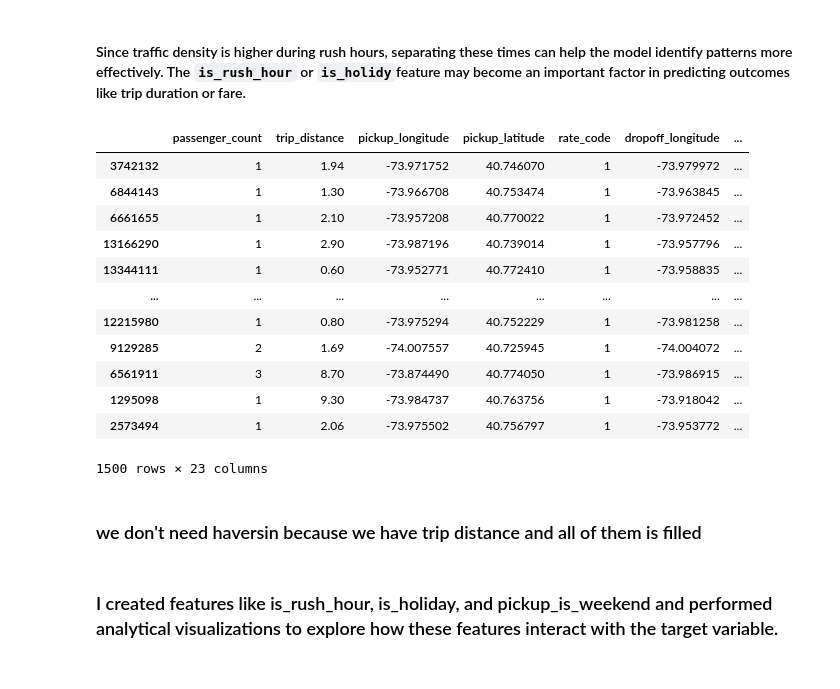
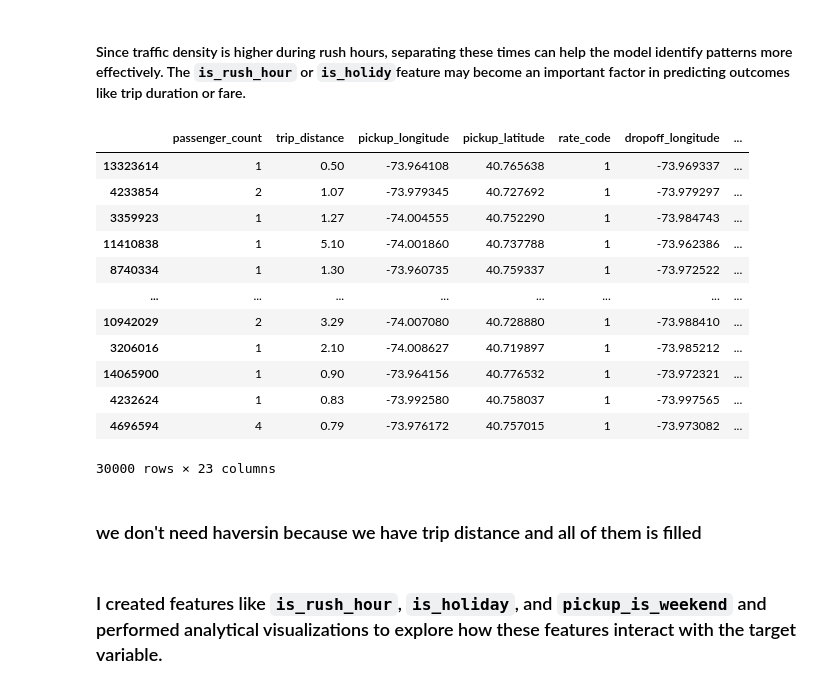
Before and after one commit to Esmaeil-Mashhadi/NewYork_Taxi_Travel_Prediction, a Jupyter notebook: main.ipynb, the cells around one changed output. Drawn from its saved outputs; the diff is of its cells as text; code cells hidden in the pictures.

```diff
--- a/main.ipynb
+++ b/main.ipynb
@@ -6,7 +6,9 @@ import matplotlib.pyplot as plt
 import numpy as np
 import seaborn as sns
 # %%
-nyc_data = pd.read_csv('./data/nyc_taxi_data_2014.csv' , low_memory=False)
+total_data = pd.read_csv('./data/nyc_taxi_data_2014.csv' , low_memory=False)
+# %%
+nyc_data = total_data.sample(frac=0.02)# due to lack of computational resource is just pick limited rows (14m rows total)
 # %%
 nyc_data.isna().sum()
 # since we have large amount of na in store , instead of droping na, we remove that column and then drop na
@@ -35,6 +37,6 @@ dtype: int64
 ### handling missing values and removing unnecessary features and also modifing some features type
 # %%
 nyc_df = nyc_data.drop(columns=['vendor_id', 'store_and_fwd_flag' , 'payment_type'])
-nyc_df.dropna() # since very small amound of data in dropoff is nan we just drop it
+nyc_df.dropna(inplace=True) # since very small amount of data in dropoff is nan we just drop it
 nyc_df['pickup_datetime'] = pd.to_datetime(nyc_df['pickup_datetime'])
 nyc_df['dropoff_datetime'] = pd.to_datetime(nyc_df['dropoff_datetime'])
@@ -116,23 +122,23 @@ nyc_df['is_holiday'] = nyc_df['pickup_month'].isin([12, 1]).astype(int)
 # %%
 # just wanted to move target column to last column
 col_to_move =nyc_df.pop('total_amount')
 nyc_df['total_amount'] = col_to_move
 
-nyc_df.sample(frac=0.0001)
+nyc_df.sample(frac=0.1)
 # %% [output]
 |  | passenger_count | trip_distance | pickup_longitude | pickup_latitude | rate_code | dropoff_longitude | ... |
-| 3742132 | 1 | 1.94 | -73.971752 | 40.746070 | 1 | -73.979972 | ... |
-| 6844143 | 1 | 1.30 | -73.966708 | 40.753474 | 1 | -73.963845 | ... |
-| 6661655 | 1 | 2.10 | -73.957208 | 40.770022 | 1 | -73.972452 | ... |
-| 13166290 | 1 | 2.90 | -73.987196 | 40.739014 | 1 | -73.957796 | ... |
-| 13344111 | 1 | 0.60 | -73.952771 | 40.772410 | 1 | -73.958835 | ... |
+| 13323614 | 1 | 0.50 | -73.964108 | 40.765638 | 1 | -73.969337 | ... |
+| 4233854 | 2 | 1.07 | -73.979345 | 40.727692 | 1 | -73.979297 | ... |
+| 3359923 | 1 | 1.27 | -74.004555 | 40.752290 | 1 | -73.984743 | ... |
+| 11410838 | 1 | 5.10 | -74.001860 | 40.737788 | 1 | -73.962386 | ... |
+| 8740334 | 1 | 1.30 | -73.960735 | 40.759337 | 1 | -73.972522 | ... |
 | ... | ... | ... | ... | ... | ... | ... | ... |
-| 12215980 | 1 | 0.80 | -73.975294 | 40.752229 | 1 | -73.981258 | ... |
-| 9129285 | 2 | 1.69 | -74.007557 | 40.725945 | 1 | -74.004072 | ... |
-| 6561911 | 3 | 8.70 | -73.874490 | 40.774050 | 1 | -73.986915 | ... |
-| 1295098 | 1 | 9.30 | -73.984737 | 40.763756 | 1 | -73.918042 | ... |
-| 2573494 | 1 | 2.06 | -73.975502 | 40.756797 | 1 | -73.953772 | ... |
+| 10942029 | 2 | 3.29 | -74.007080 | 40.728880 | 1 | -73.988410 | ... |
+| 3206016 | 1 | 2.10 | -74.008627 | 40.719897 | 1 | -73.985212 | ... |
+| 14065900 | 1 | 0.90 | -73.964156 | 40.776532 | 1 | -73.972321 | ... |
+| 4232624 | 1 | 0.83 | -73.992580 | 40.758037 | 1 | -73.997565 | ... |
+| 4696594 | 4 | 0.79 | -73.976172 | 40.757015 | 1 | -73.973082 | ... |
-1500 rows × 23 columns
+30000 rows × 23 columns
 # %% [markdown]
 ### we don't need haversin because we have trip distance and all of them is filled
 # %%
@@ -149,5 +155,5 @@ nyc_df.sample(frac=0.0001)
 # nyc_df['haversine_distance'] = nyc_df.apply(lambda row: haversine(row['pickup_longitude'], row['pickup_latitude'],
 #                                                           row['dropoff_longitude'], row['dropoff_latitude']), axis=1)
 # %% [markdown]
-### I created features like is_rush_hour, is_holiday, and pickup_is_weekend and performed analytical visualizations to explore how these features interact with the target variable.
+### I created features like `is_rush_hour`, `is_holiday`, and `pickup_is_weekend` and performed analytical visualizations to explore how these features interact with the target variable.
 # %%
```
Also changed, not shown: parts of 25 cells of this notebook.
